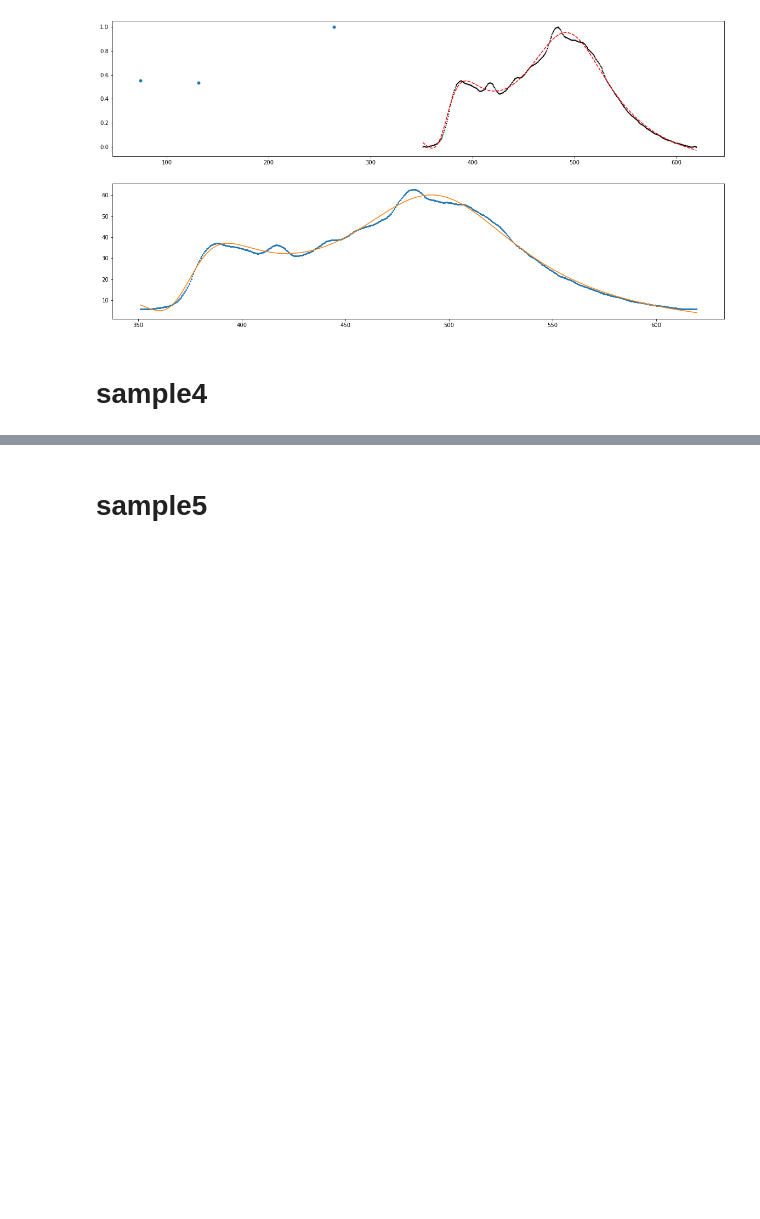
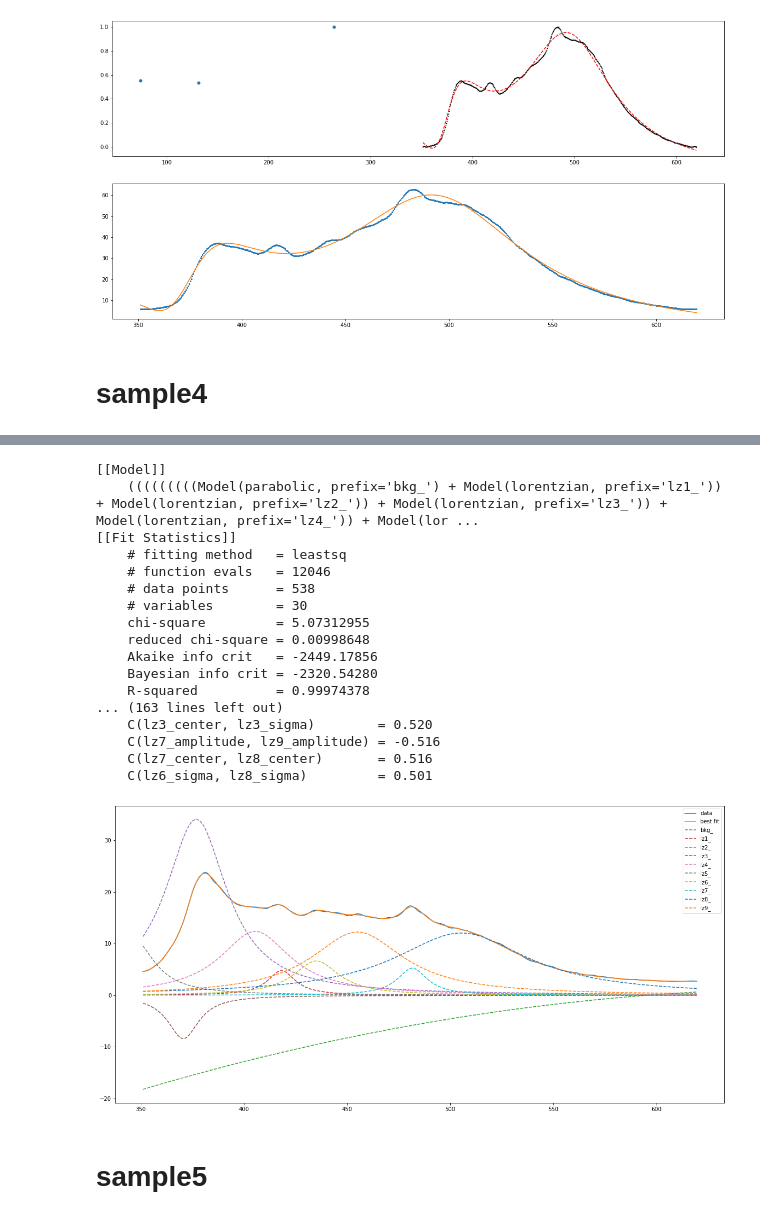
Before and after one commit to mmortazavi/ml_demystified, a Jupyter notebook: projects/solarcell/pl/fwhm.ipynb, the cells around one changed output, grey strips where cells are left out. Cells and saved outputs as stored; diff of their text form; code cells hidden in the pictures; blank space fills up the shorter version.

```diff
--- a/projects/solarcell/pl/fwhm.ipynb
+++ b/projects/solarcell/pl/fwhm.ipynb
@@ -218,3 +328,57 @@ NameError: name 'trf' is not defined
+# %%
+xdat = x
+ydat = y4
+def add_peak(prefix, center, amplitude=4.99506703599645, sigma=4.99506703599645):
+    peak = LorentzianModel(prefix=prefix)
+    pars = peak.make_params()
+    pars[prefix + 'center'].set(center)
+    pars[prefix + 'amplitude'].set(amplitude)
+    pars[prefix + 'sigma'].set(sigma, min=0)
+    return peak, pars
+
+model = QuadraticModel(prefix='bkg_')
+params = model.make_params(a=0, b=0, c=0)
+
+rough_peak_positions = (381.0	,402.5	,416.0,	434.5,	455.0	,466.5,	470.0,	481.0,	502.0)
+for i, cen in enumerate(rough_peak_positions):
+    peak, pars = add_peak('lz%d_' % (i+1), cen)
+    model = model + peak
+    params.update(pars)
+
+init = model.eval(params, x=xdat)
+result = model.fit(ydat, params, x=xdat)
+comps = result.eval_components()
+
+print(result.fit_report(min_correl=0.5))
+
+
+plt.figure( figsize=( 20, 10 ) )
+
+plt.plot(xdat, ydat, label='data')
+plt.plot(xdat, result.best_fit, label='best fit')
+for name, comp in comps.items():
+    plt.plot(xdat, comp, '--', label=name)
+plt.legend(loc='upper right')
+plt.show()
+# %% [output]
+[[Model]]
+    (((((((((Model(parabolic, prefix='bkg_') + Model(lorentzian, prefix='lz1_')) + Model(lorentzian, prefix='lz2_')) + Model(lorentzian, prefix='lz3_')) + Model(lorentzian, prefix='lz4_')) + Model(lor ...
+[[Fit Statistics]]
+    # fitting method   = leastsq
+    # function evals   = 12046
+    # data points      = 538
+    # variables        = 30
+    chi-square         = 5.07312955
+    reduced chi-square = 0.00998648
+    Akaike info crit   = -2449.17856
+    Bayesian info crit = -2320.54280
+    R-squared          = 0.99974378
+... (163 lines left out)
+    C(lz3_center, lz3_sigma)        = 0.520
+    C(lz7_amplitude, lz9_amplitude) = -0.516
+    C(lz7_center, lz8_center)       = 0.516
+    C(lz6_sigma, lz8_sigma)         = 0.501
+[figure, added]
 # %% [markdown]
 # sample5
 # %%
```
Also changed, not shown: parts of 7 cells of this notebook.
